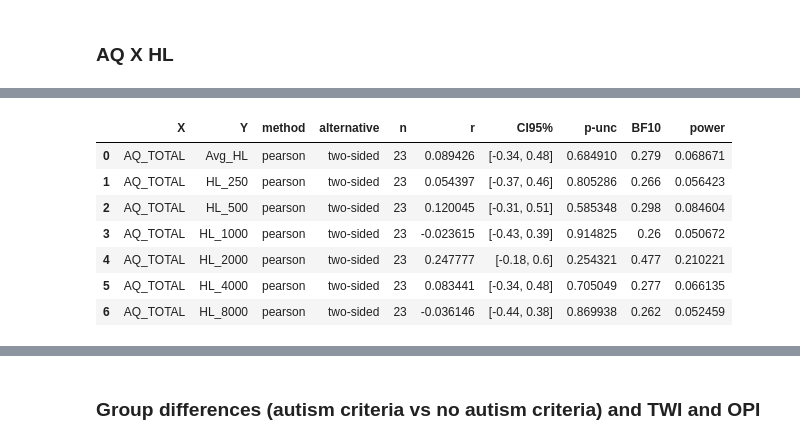
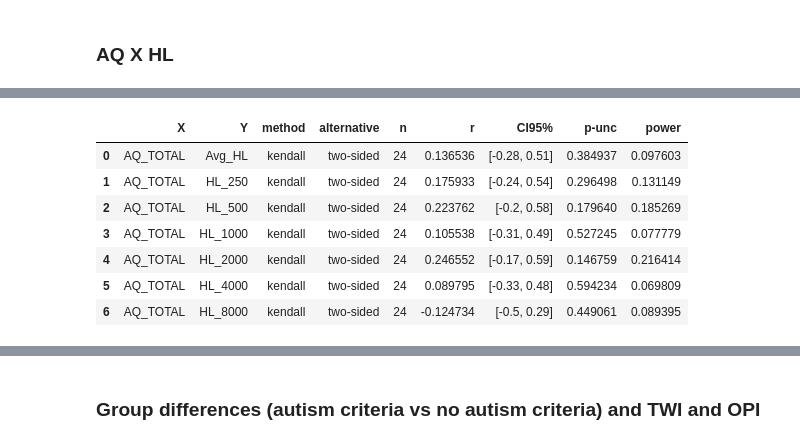
Before and after one commit to camila-maura/GIFTED-DFI, a Jupyter notebook: aq_analysis.ipynb, the cells around one changed output, grey strips where cells are left out. Cells and saved outputs as stored; diff of their text form; code cells hidden in the pictures.

```diff
--- a/aq_analysis.ipynb
+++ b/aq_analysis.ipynb
@@ -132,21 +193,21 @@ for frequency in freqs:
 # %%
 pg.pairwise_corr(
     data=df,
     columns=[
         ["AQ_TOTAL"],
         ["Avg_HL", "HL_250", "HL_500", "HL_1000", "HL_2000", "HL_4000", "HL_8000"],
     ],
-    method="pearson",
+    method="kendall",
 )
 # %% [output]
-|  | X | Y | method | alternative | n | r | CI95% | p-unc | BF10 | power |
-| 0 | AQ_TOTAL | Avg_HL | pearson | two-sided | 23 | 0.089426 | [-0.34, 0.48] | 0.684910 | 0.279 | 0.068671 |
-| 1 | AQ_TOTAL | HL_250 | pearson | two-sided | 23 | 0.054397 | [-0.37, 0.46] | 0.805286 | 0.266 | 0.056423 |
-| 2 | AQ_TOTAL | HL_500 | pearson | two-sided | 23 | 0.120045 | [-0.31, 0.51] | 0.585348 | 0.298 | 0.084604 |
-| 3 | AQ_TOTAL | HL_1000 | pearson | two-sided | 23 | -0.023615 | [-0.43, 0.39] | 0.914825 | 0.26 | 0.050672 |
-| 4 | AQ_TOTAL | HL_2000 | pearson | two-sided | 23 | 0.247777 | [-0.18, 0.6] | 0.254321 | 0.477 | 0.210221 |
-| 5 | AQ_TOTAL | HL_4000 | pearson | two-sided | 23 | 0.083441 | [-0.34, 0.48] | 0.705049 | 0.277 | 0.066135 |
-| 6 | AQ_TOTAL | HL_8000 | pearson | two-sided | 23 | -0.036146 | [-0.44, 0.38] | 0.869938 | 0.262 | 0.052459 |
+|  | X | Y | method | alternative | n | r | CI95% | p-unc | power |
+| 0 | AQ_TOTAL | Avg_HL | kendall | two-sided | 24 | 0.136536 | [-0.28, 0.51] | 0.384937 | 0.097603 |
+| 1 | AQ_TOTAL | HL_250 | kendall | two-sided | 24 | 0.175933 | [-0.24, 0.54] | 0.296498 | 0.131149 |
+| 2 | AQ_TOTAL | HL_500 | kendall | two-sided | 24 | 0.223762 | [-0.2, 0.58] | 0.179640 | 0.185269 |
+| 3 | AQ_TOTAL | HL_1000 | kendall | two-sided | 24 | 0.105538 | [-0.31, 0.49] | 0.527245 | 0.077779 |
+| 4 | AQ_TOTAL | HL_2000 | kendall | two-sided | 24 | 0.246552 | [-0.17, 0.59] | 0.146759 | 0.216414 |
+| 5 | AQ_TOTAL | HL_4000 | kendall | two-sided | 24 | 0.089795 | [-0.33, 0.48] | 0.594234 | 0.069809 |
+| 6 | AQ_TOTAL | HL_8000 | kendall | two-sided | 24 | -0.124734 | [-0.5, 0.29] | 0.449061 | 0.089395 |
 # %%
 freqs = ["Avg_HL", "HL_250", "HL_500", "HL_1000", "HL_2000", "HL_4000", "HL_8000"]
 
```
Also changed, not shown: parts of 50 cells of this notebook, 2 other files.
